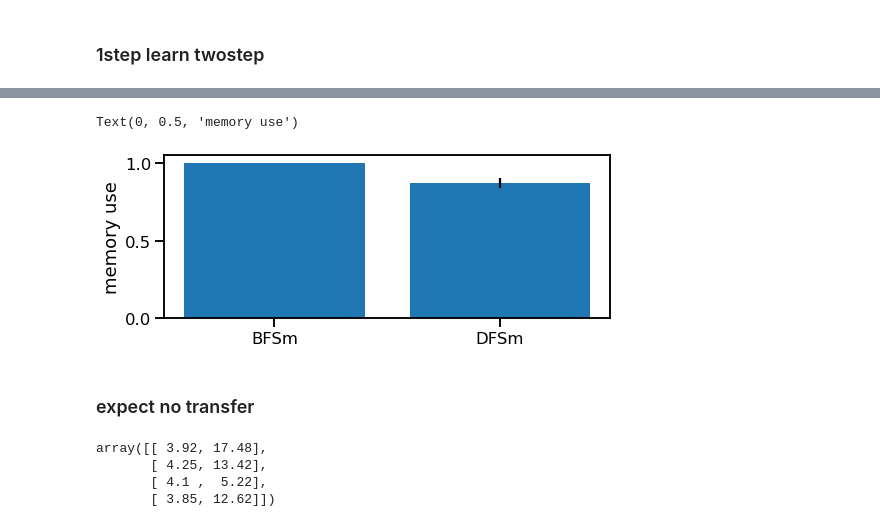
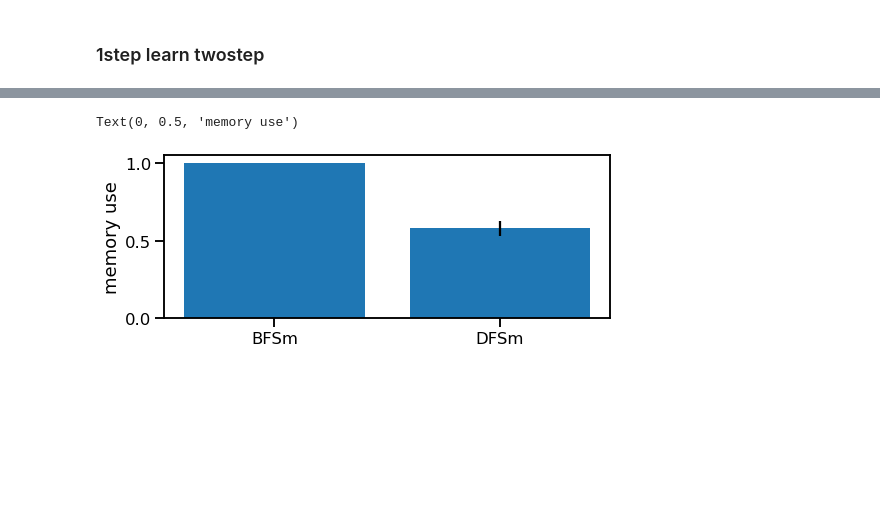
Before and after one commit to andrebeu/matchsticks, a Jupyter notebook: run - simplest cases.ipynb, the cells around one changed output, grey strips where cells are left out. Cells and saved outputs as stored; diff of their text form; code cells hidden in the pictures; blank space fills up the shorter version.

```diff
--- a/run - simplest cases.ipynb
+++ b/run - simplest cases.ipynb
@@ -65,20 +66,7 @@ for ti in range(2):
-# %%
-f,ax = plt.subplots(1,1,figsize=(8,3))
-ax.bar(idxL[2:],smode.mean(0)[2:,1],yerr=smode.std(0)[2:,1]/np.sqrt(100))
-ax.set_ylabel('memory use')
-# %% [output]
-Text(0, 0.5, 'memory use')
-[figure, removed]
-# %% [markdown]
-### expect no transfer
-# %%
-## no transfer
-t0=Task(form_obs([9,12,13,16, 6]),1,1)
-t2=Task(form_obs([9,12,13,16, 3,7]),1,2)
-rt2,smode = run2taskL([t0,t2],nitr)
-rt2.mean(0)
-# %% [output]
-array([[ 3.92, 17.48],
-       [ 4.25, 13.42],
-       [ 4.1 ,  5.22],
-       [ 3.85, 12.62]])
+# %%
+f,ax = plt.subplots(1,1,figsize=(8,3))
+ax.bar(idxL[2:],smode1.mean(0)[2:,1],yerr=smode1.std(0)[2:,1]/np.sqrt(100))
+ax.set_ylabel('memory use')
+# %% [output]
+Text(0, 0.5, 'memory use')
+[figure, added]
```
Also changed, not shown: parts of 10 cells of this notebook, 1 other file.
